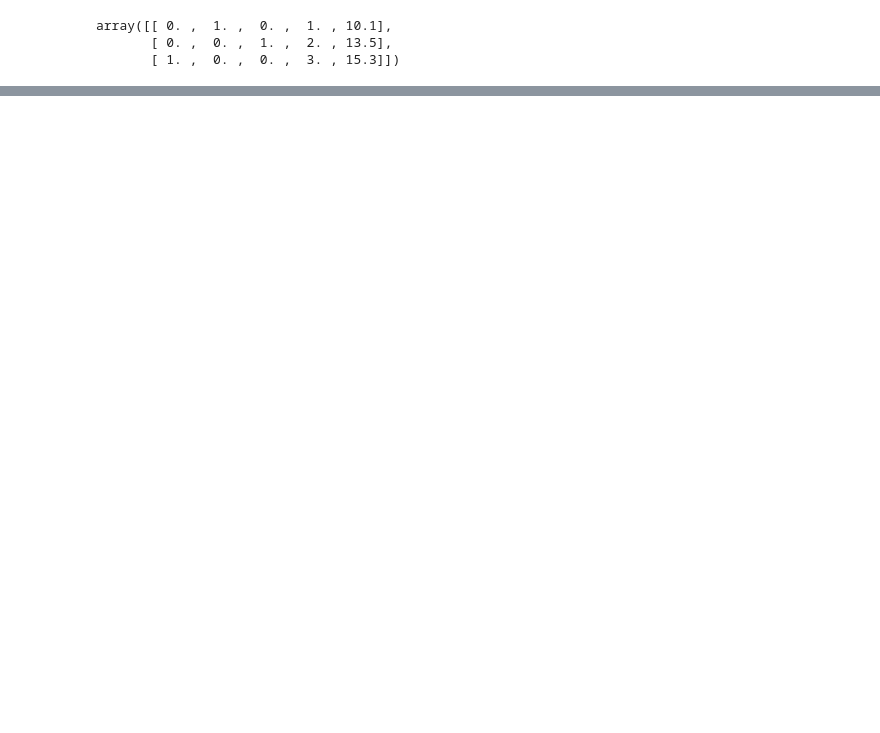
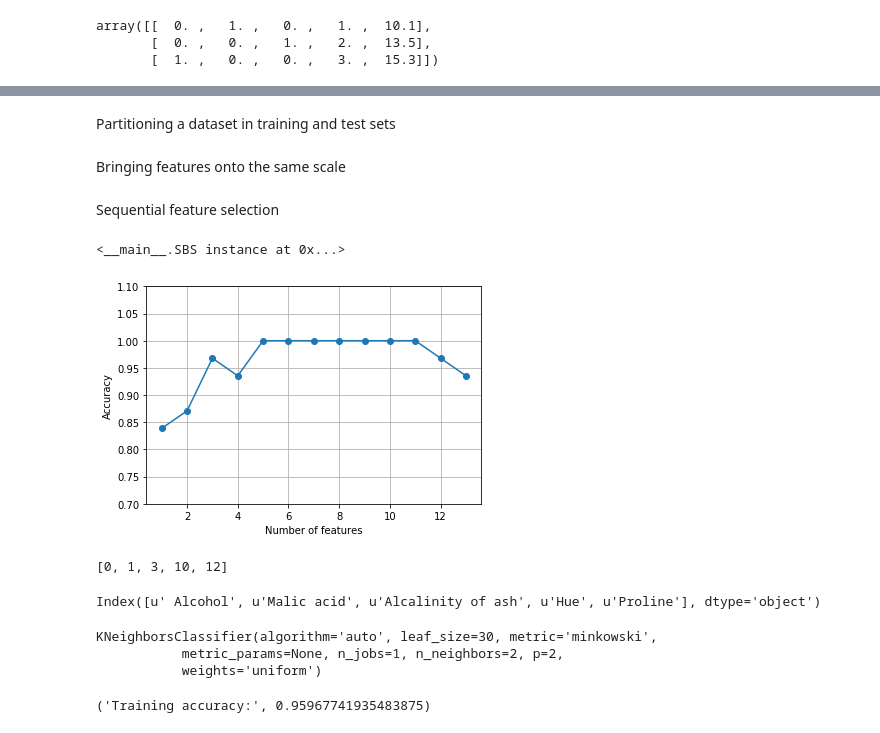
Before and after one commit to hehuilong/pml, a Jupyter notebook: Chapter_4.ipynb, the cells around one changed output, grey strips where cells are left out. Saved outputs shown, nothing was run; the diff lists cells and outputs as text; code cells hidden in the pictures; blank space fills up the shorter version.

```diff
--- a/Chapter_4.ipynb
+++ b/Chapter_4.ipynb
@@ -100,0 +119,2 @@ array([[ 0. ,  1. ,  0. ,  1. , 10.1],
+# %% [markdown]
+Partitioning a dataset in training and test sets
@@ -100,0 +123,6 @@ array([[ 0. ,  1. ,  0. ,  1. , 10.1],
+# %%
+X, y = df_wine.iloc[:, 1:].values, df_wine['Class label'].values
+# %%
+X_train, X_test, y_train, y_test = train_test_split(X, y, test_size=0.3, random_state=0)
+# %% [markdown]
+Bringing features onto the same scale
@@ -100,0 +131,6 @@ array([[ 0. ,  1. ,  0. ,  1. , 10.1],
+# %%
+stdsc = StandardScaler()
+X_train_std = stdsc.fit_transform(X_train)
+X_test_std = stdsc.transform(X_test)
+# %% [markdown]
+Sequential feature selection
@@ -100,0 +189,16 @@ array([[ 0. ,  1. ,  0. ,  1. , 10.1],
+# %%
+knn = KNeighborsClassifier(n_neighbors=2)
+sbs = SBS(knn, k_features=1)
+sbs.fit(X_train_std, y_train)
+# %% [output]
+<__main__.SBS instance at 0x...>
+# %%
+k_feat = [len(k) for k in sbs.subsets_]
+plt.plot(k_feat, sbs.scores_, marker='o')
+plt.ylim([0.7, 1.1])
+plt.ylabel('Accuracy')
+plt.xlabel('Number of features')
+plt.grid()
+plt.show()
+# %% [output]
+[figure, added]
@@ -100,0 +207,18 @@ array([[ 0. ,  1. ,  0. ,  1. , 10.1],
+# %%
+k5
+# %% [output]
+[0, 1, 3, 10, 12]
+# %%
+print(df_wine.columns[1:][k5])
+# %% [output]
+Index([u' Alcohol', u'Malic acid', u'Alcalinity of ash', u'Hue', u'Proline'], dtype='object')
+# %%
+knn.fit(X_train_std[:, k5], y_train)
+# %% [output]
+KNeighborsClassifier(algorithm='auto', leaf_size=30, metric='minkowski',
+           metric_params=None, n_jobs=1, n_neighbors=2, p=2,
+           weights='uniform')
+# %%
+print('Training accuracy:', knn.score(X_train_std[:, k5], y_train))
+# %% [output]
+('Training accuracy:', 0.95967741935483875)
```
Also changed, not shown: parts of 22 cells of this notebook.
